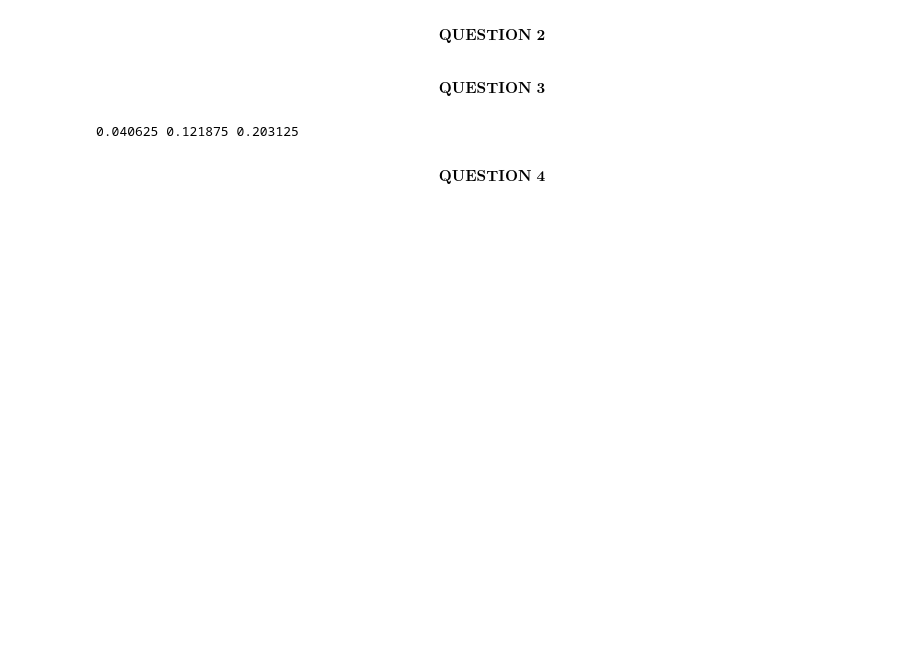
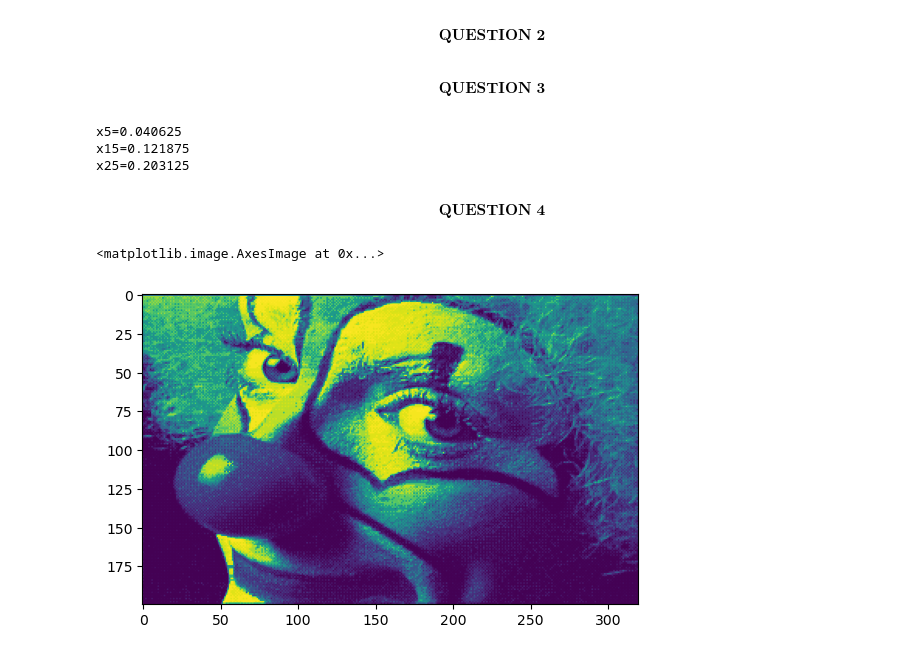
Before and after one commit to GATechMSCS/fall2023, a Jupyter notebook: deterministic_optimization/lectures/week11Modules21and22/homework/code/HW11_Code.ipynb, the cells around one changed output. Cells and saved outputs as stored; diff of their text form; code cells hidden in the pictures; blank space fills up the shorter version.

```diff
--- a/deterministic_optimization/lectures/week11Modules21and22/homework/code/HW11_Code.ipynb
+++ b/deterministic_optimization/lectures/week11Modules21and22/homework/code/HW11_Code.ipynb
@@ -166,7 +297,19 @@ m, n, r1, r2, r3 = U.shape[0], vh.shape[0], 5, 15, 25
 x5 = (m + n) * (r1 / (m * n))
 x15 = (m + n) * (r2 / (m * n))
 x25 = (m + n) * (r3 / (m * n))
+print(f"{x5=}\n{x15=}\n{x25=}")
 # %% [output]
-0.040625 0.121875 0.203125
+x5=0.040625
+x15=0.121875
+x25=0.203125
 # %% [markdown]
 $$\textbf{QUESTION 4}$$
+# %%
+x5_img_data = x5 * img_data
+x15_img_data = x15 * img_data
+x25_img_data = x25 * img_data
+# %%
+plt.imshow(x5_img_data)
+# %% [output]
+<matplotlib.image.AxesImage at 0x...>
+[figure, added]
```
Also changed, not shown: parts of 21 cells of this notebook.
